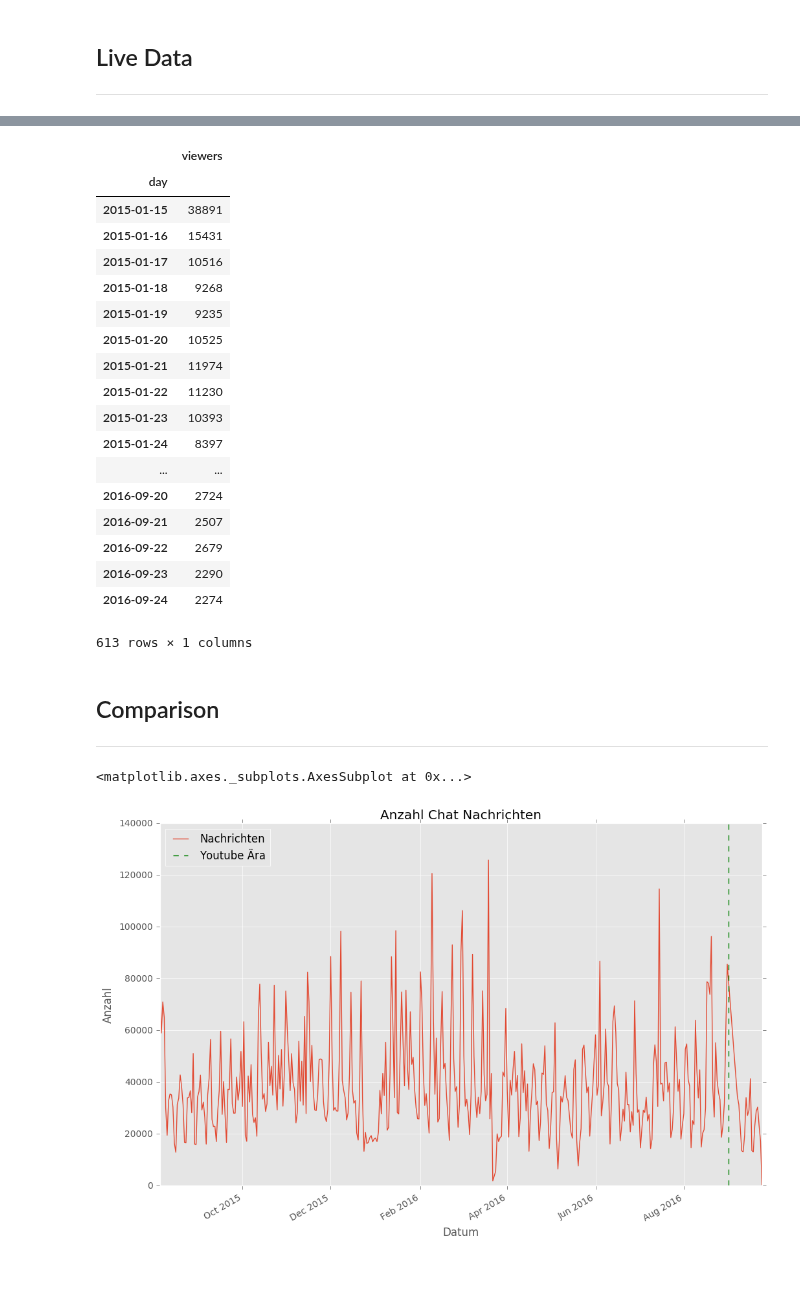
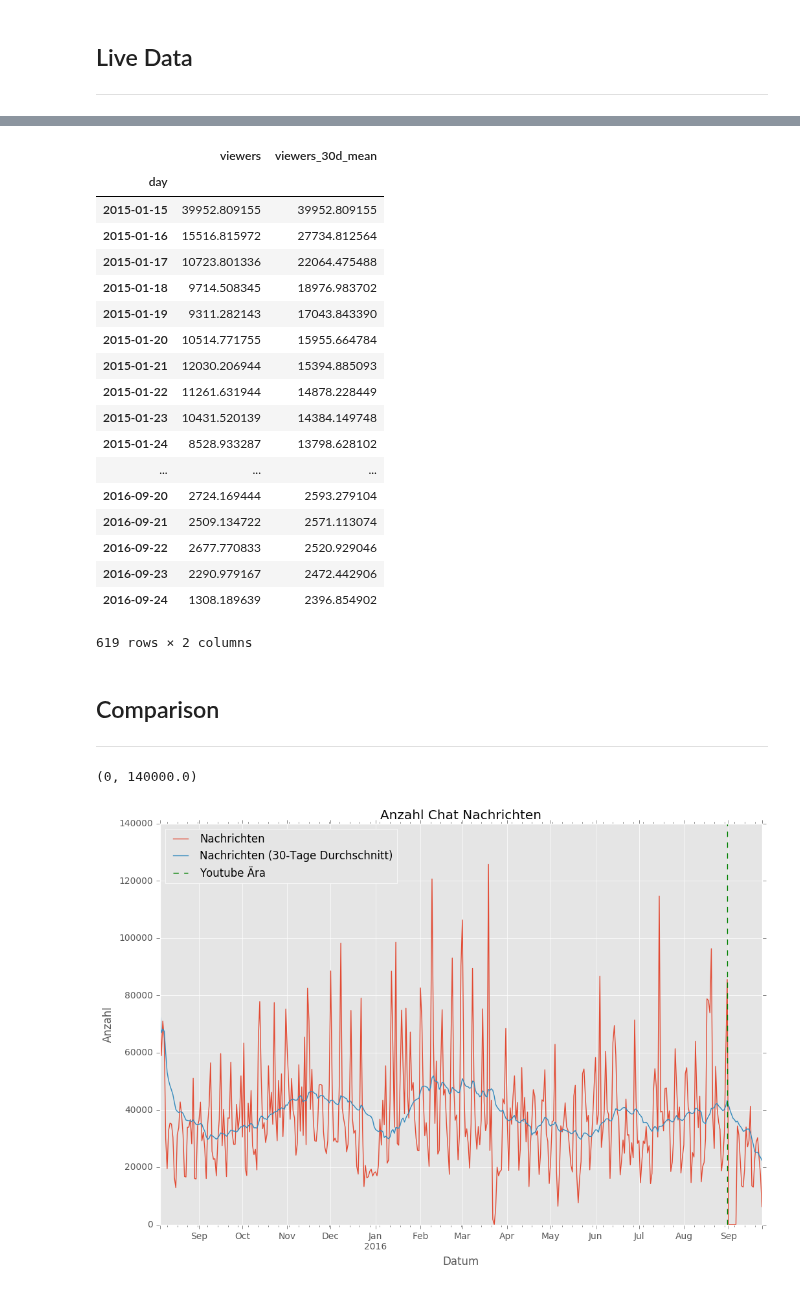
Before and after one commit to rbtvstats/rbtvstats, a Jupyter notebook: notebooks/chat.ipynb, the cells around one changed output, grey strips where cells are left out. Saved outputs shown, nothing was run; the diff lists cells and outputs as text; code cells hidden in the pictures.

```diff
--- a/notebooks/chat.ipynb
+++ b/notebooks/chat.ipynb
@@ -103,5 +103,11 @@ chatMessages = chatGrouped.size().to_frame('messages')
 #adjust data type
 chatMessages = chatMessages.set_index(pd.to_datetime(chatMessages.index, format='%Y-%m-%d'))
 
+#resample
+chatMessages = chatMessages.resample('1D').mean().fillna(0)
+
+#30-day mean
+chatMessages['messages_30d_mean'] = chatMessages.rolling(window=30, min_periods=1).mean()
+
 chatMessages
 # %% [output]
@@ -234,52 +249,54 @@ liveFiltered = live
 liveGrouped = live.groupby('day')
 
 #calculate mean for each day
-liveMean = liveGrouped.apply(lambda group: int(group['viewers'].mean()))
+liveMean = liveGrouped.apply(lambda group: group['viewers'].mean())
 liveMean = liveMean.to_frame('viewers')
 
 #adjust data type
 liveMean = liveMean.set_index(pd.to_datetime(liveMean.index, format='%Y-%m-%d'))
 
+#30-day mean
+liveMean['viewers_30d_mean'] = liveMean.rolling(window=30, min_periods=1).mean()
+
 liveMean
 # %% [output]
-|  | viewers |
-| day |  |
-| 2015-01-15 | 38891 |
-| 2015-01-16 | 15431 |
-| 2015-01-17 | 10516 |
-| 2015-01-18 | 9268 |
-| 2015-01-19 | 9235 |
-| 2015-01-20 | 10525 |
-| 2015-01-21 | 11974 |
-| 2015-01-22 | 11230 |
-| 2015-01-23 | 10393 |
-| 2015-01-24 | 8397 |
-| ... | ... |
-| 2016-09-20 | 2724 |
-| 2016-09-21 | 2507 |
-| 2016-09-22 | 2679 |
-| 2016-09-23 | 2290 |
-| 2016-09-24 | 2274 |
+|  | viewers | viewers_30d_mean |
+| day |  |  |
+| 2015-01-15 | 39952.809155 | 39952.809155 |
+| 2015-01-16 | 15516.815972 | 27734.812564 |
+| 2015-01-17 | 10723.801336 | 22064.475488 |
+| 2015-01-18 | 9714.508345 | 18976.983702 |
+| 2015-01-19 | 9311.282143 | 17043.843390 |
+| 2015-01-20 | 10514.771755 | 15955.664784 |
+| 2015-01-21 | 12030.206944 | 15394.885093 |
+| 2015-01-22 | 11261.631944 | 14878.228449 |
+| 2015-01-23 | 10431.520139 | 14384.149748 |
+| 2015-01-24 | 8528.933287 | 13798.628102 |
+| ... | ... | ... |
+| 2016-09-20 | 2724.169444 | 2593.279104 |
+| 2016-09-21 | 2509.134722 | 2571.113074 |
+| 2016-09-22 | 2677.770833 | 2520.929046 |
+| 2016-09-23 | 2290.979167 | 2472.442906 |
+| 2016-09-24 | 1308.189639 | 2396.854902 |
-613 rows × 1 columns
+619 rows × 2 columns
 # %% [markdown]
 ## Comparison
 ___
 # %%
 plot = chatMessages.plot(figsize=(12, 8), title='Anzahl Chat Nachrichten')
 plot.set_xlabel('Datum')
 plot.set_ylabel('Anzahl')
 
 plot.axvline(datetime.datetime(2016, 8, 31, 23, 59, 59), color='g', linestyle='--', label='Youtube Ära')
 
 legend = plot.legend(loc=2)
 legend.get_texts()[0].set_text('Nachrichten')
+legend.get_texts()[1].set_text('Nachrichten (30-Tage Durchschnitt)')
 
 plt.ylim(ymin=0)
-
-plot
 # %% [output]
-<matplotlib.axes._subplots.AxesSubplot at 0x...>
+(0, 140000.0)
-[figure, old version]
+[figure, new version]
 # %%
 plot = chatParticipants.plot(kind='line', figsize=(12, 8), title='Anzahl Chat Teilnehmer')
 plot.set_xlabel('Datum')
```
Also changed, not shown: parts of 10 cells of this notebook.
